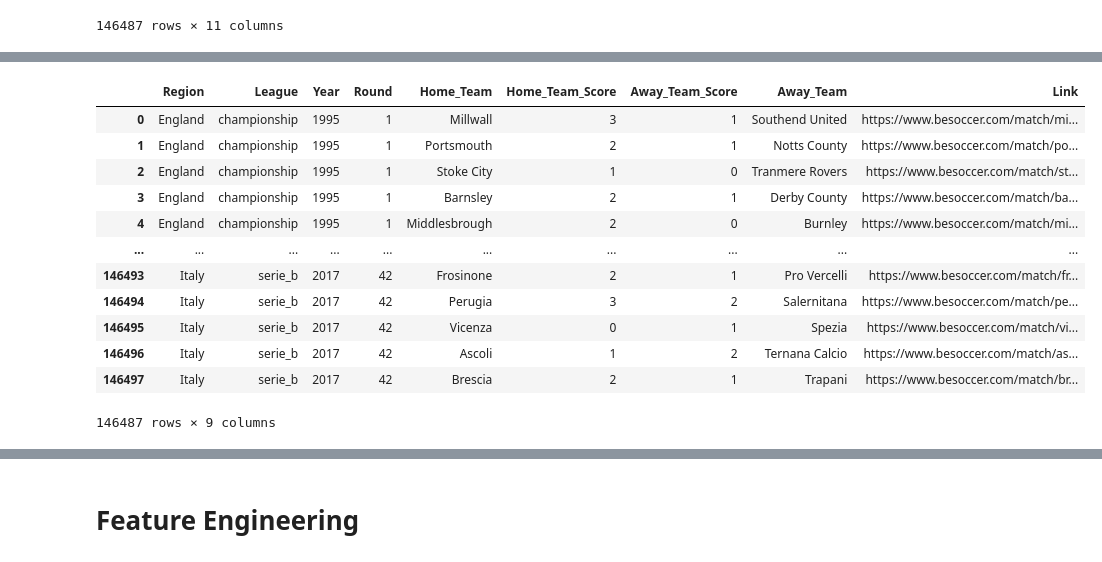
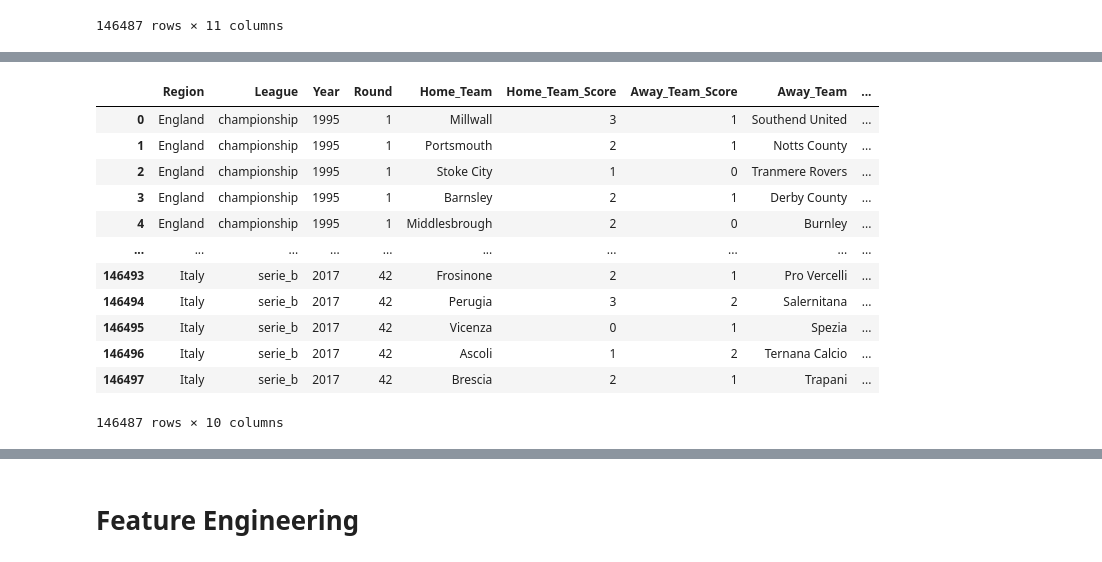
Before and after one commit to Gagan-Sehmbi/Football-Match-Outcome-Prediction, a Jupyter notebook: main.ipynb, the cells around one changed output, grey strips where cells are left out. Saved outputs shown, nothing was run; the diff lists cells and outputs as text; code cells hidden in the pictures.

```diff
--- a/main.ipynb
+++ b/main.ipynb
@@ -170,3 +165,15 @@ df
 | 146496 | Ascoli | Ternana Calcio | https://www.besoccer.com/match/as... | 2017 | 42 | serie_b | Ascoli | Ternana Calcio | ... |
 | 146497 | Brescia | Trapani | https://www.besoccer.com/match/br... | 2017 | 42 | serie_b | Brescia | Trapani | ... |
 146487 rows × 11 columns
+# %%
+def result(x):
+    if x['Home_Team_Score'] > x['Away_Team_Score']:
+        return 'Win'
+
+    elif x['Home_Team_Score'] == x['Away_Team_Score']:
+        return 'Draw'
+    else:
+        return 'Loss'
+
+df['Home_Team_Result'] = df.apply(lambda x: result(x), axis=1)
+df
@@ -173,18 +194,18 @@ df
 # %%
-df = df.loc[:, ['Region', 'League', 'Season', 'Round', 'Home_Team_New', 'Home_Team_Score', 'Away_Team_Score', 'Away_Team_New', 'Link']]
+df = df.loc[:, ['Region', 'League', 'Season', 'Round', 'Home_Team_New', 'Home_Team_Score', 'Away_Team_Score', 'Away_Team_New', 'Home_Team_Result', 'Link']]
 df.rename(columns={'Home_Team_New': 'Home_Team', 'Away_Team_New': 'Away_Team', 'Season': 'Year'}, inplace=True)
 df
 # %% [output]
-|  | Region | League | Year | Round | Home_Team | Home_Team_Score | Away_Team_Score | Away_Team | Link |
-| 0 | England | championship | 1995 | 1 | Millwall | 3 | 1 | Southend United | https://www.besoccer.com/match/mi... |
-| 1 | England | championship | 1995 | 1 | Portsmouth | 2 | 1 | Notts County | https://www.besoccer.com/match/po... |
-| 2 | England | championship | 1995 | 1 | Stoke City | 1 | 0 | Tranmere Rovers | https://www.besoccer.com/match/st... |
-| 3 | England | championship | 1995 | 1 | Barnsley | 2 | 1 | Derby County | https://www.besoccer.com/match/ba... |
-| 4 | England | championship | 1995 | 1 | Middlesbrough | 2 | 0 | Burnley | https://www.besoccer.com/match/mi... |
+|  | Region | League | Year | Round | Home_Team | Home_Team_Score | Away_Team_Score | Away_Team | ... |
+| 0 | England | championship | 1995 | 1 | Millwall | 3 | 1 | Southend United | ... |
+| 1 | England | championship | 1995 | 1 | Portsmouth | 2 | 1 | Notts County | ... |
+| 2 | England | championship | 1995 | 1 | Stoke City | 1 | 0 | Tranmere Rovers | ... |
+| 3 | England | championship | 1995 | 1 | Barnsley | 2 | 1 | Derby County | ... |
+| 4 | England | championship | 1995 | 1 | Middlesbrough | 2 | 0 | Burnley | ... |
 | ... | ... | ... | ... | ... | ... | ... | ... | ... | ... |
-| 146493 | Italy | serie_b | 2017 | 42 | Frosinone | 2 | 1 | Pro Vercelli | https://www.besoccer.com/match/fr... |
-| 146494 | Italy | serie_b | 2017 | 42 | Perugia | 3 | 2 | Salernitana | https://www.besoccer.com/match/pe... |
-| 146495 | Italy | serie_b | 2017 | 42 | Vicenza | 0 | 1 | Spezia | https://www.besoccer.com/match/vi... |
-| 146496 | Italy | serie_b | 2017 | 42 | Ascoli | 1 | 2 | Ternana Calcio | https://www.besoccer.com/match/as... |
-| 146497 | Italy | serie_b | 2017 | 42 | Brescia | 2 | 1 | Trapani | https://www.besoccer.com/match/br... |
+| 146493 | Italy | serie_b | 2017 | 42 | Frosinone | 2 | 1 | Pro Vercelli | ... |
+| 146494 | Italy | serie_b | 2017 | 42 | Perugia | 3 | 2 | Salernitana | ... |
+| 146495 | Italy | serie_b | 2017 | 42 | Vicenza | 0 | 1 | Spezia | ... |
+| 146496 | Italy | serie_b | 2017 | 42 | Ascoli | 1 | 2 | Ternana Calcio | ... |
+| 146497 | Italy | serie_b | 2017 | 42 | Brescia | 2 | 1 | Trapani | ... |
-146487 rows × 9 columns
+146487 rows × 10 columns
```
Also changed, not shown: parts of 29 cells of this notebook.
